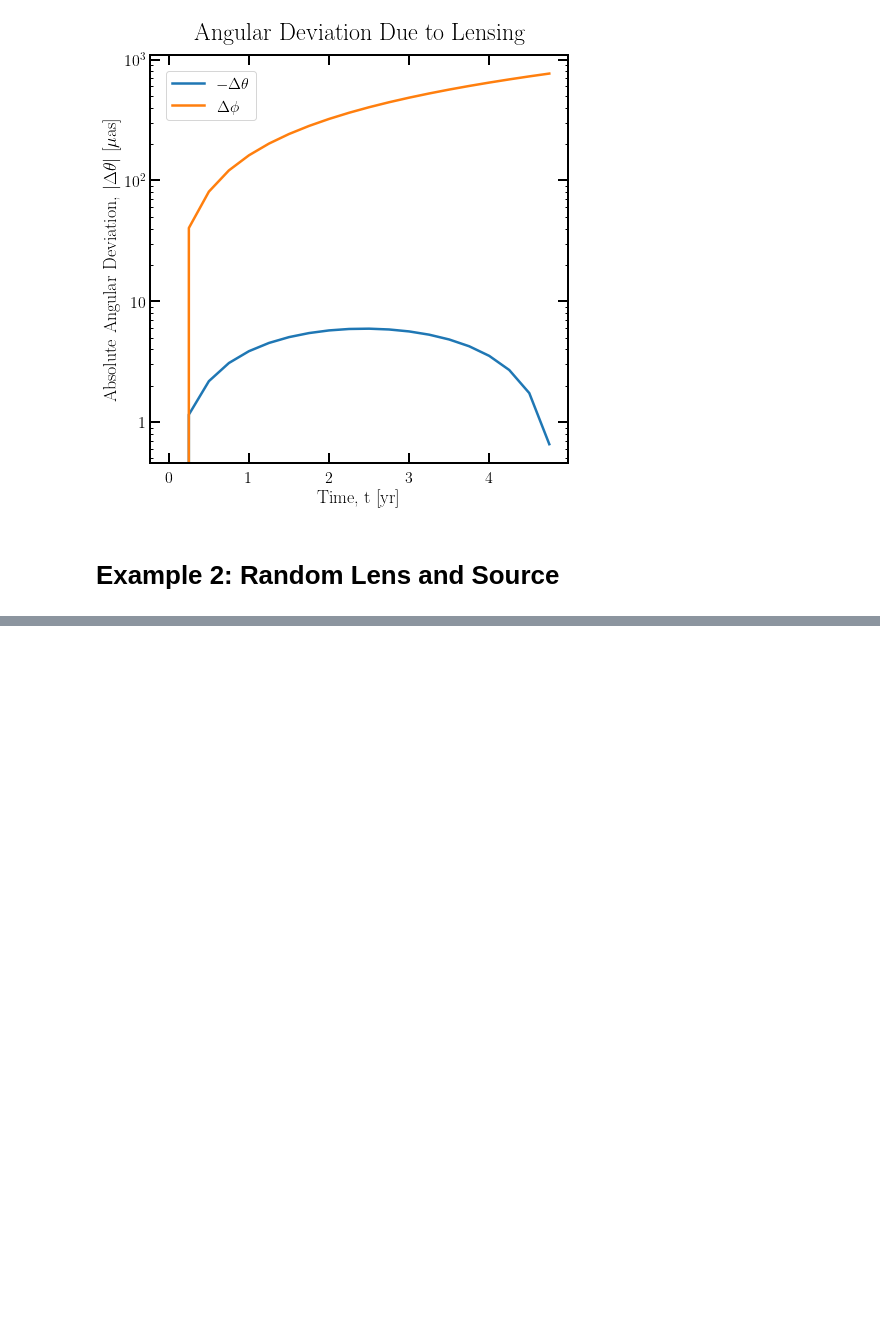
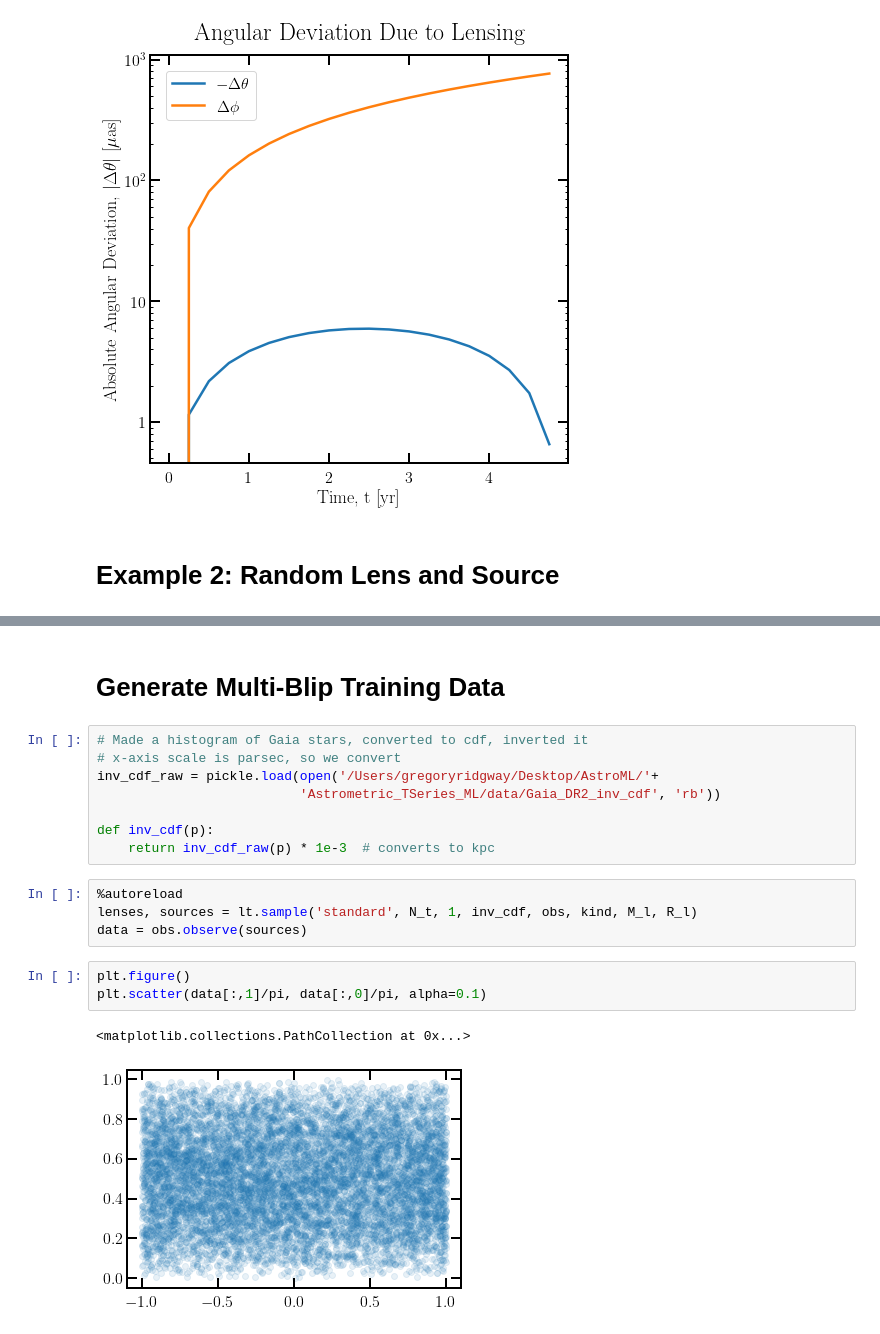
Before and after one commit to gridgway/Astrometric_TSeries_ML, a Jupyter notebook: ForwardModel.ipynb, the cells around one changed output, grey strips where cells are left out. Saved outputs shown, nothing was run; the diff lists cells and outputs as text; blank space fills up the shorter version.

```diff
--- a/ForwardModel.ipynb
+++ b/ForwardModel.ipynb
@@ -281,0 +355,20 @@ Using Observer.observe on (Sources, Lenses) rather than (Source, Lens), 10000 it
+# %% [markdown]
+# Generate Multi-Blip Training Data
+# %%
+# Made a histogram of Gaia stars, converted to cdf, inverted it
+# x-axis scale is parsec, so we convert
+inv_cdf_raw = pickle.load(open('/Users/gregoryridgway/Desktop/AstroML/'+
+                          'Astrometric_TSeries_ML/data/Gaia_DR2_inv_cdf', 'rb'))
+
+def inv_cdf(p):
+    return inv_cdf_raw(p) * 1e-3  # converts to kpc
+# %%
+%autoreload
+lenses, sources = lt.sample('standard', N_t, 1, inv_cdf, obs, kind, M_l, R_l)
+data = obs.observe(sources)
+# %%
+plt.figure()
+plt.scatter(data[:,1]/pi, data[:,0]/pi, alpha=0.1)
+# %% [output]
+<matplotlib.collections.PathCollection at 0x...>
+[figure, added]
```
Also changed, not shown: parts of 20 cells of this notebook, 1 other file.
